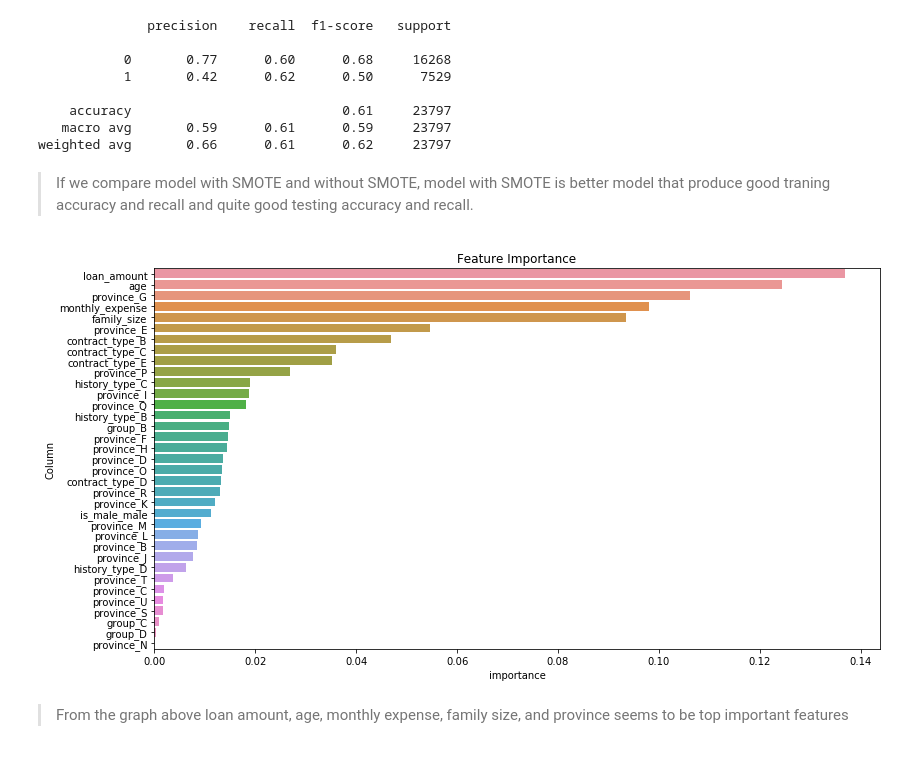
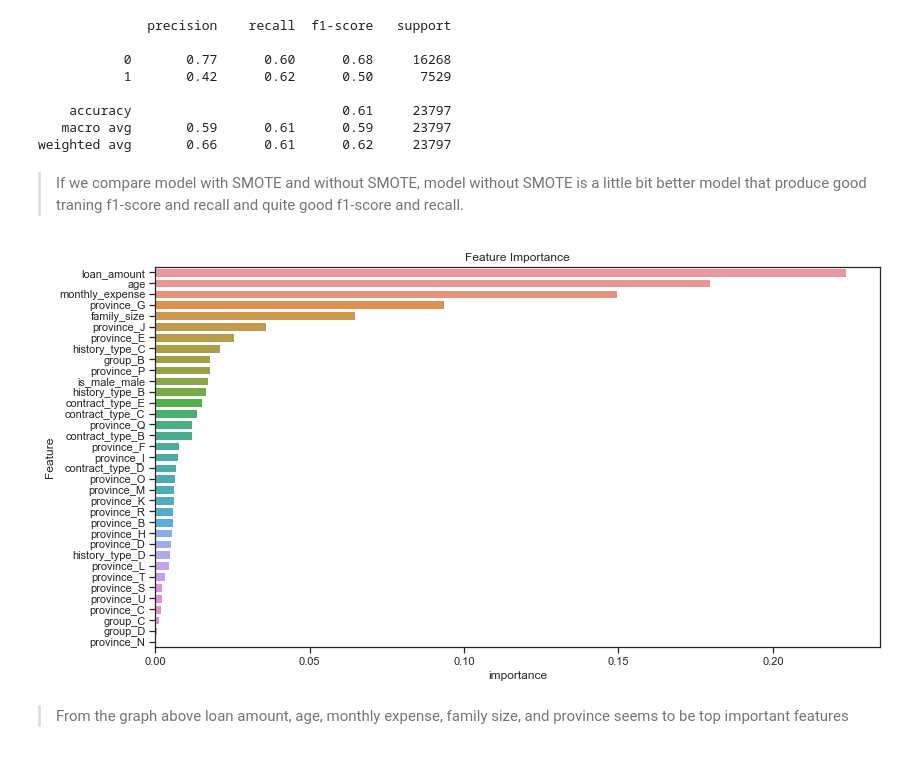
Before and after one commit to alvinhizra9/Final_Project_JCDS02_PurwadhikaBDG, a Jupyter notebook: final_project.ipynb, the cells around one changed output. Cells and saved outputs as stored; diff of their text form; code cells hidden in the pictures.

```diff
--- a/final_project.ipynb
+++ b/final_project.ipynb
@@ -887,16 +890,19 @@ print(classification_report(y_test,rfc.predict(X_test)))
    macro avg       0.59      0.61      0.59     23797
 weighted avg       0.66      0.61      0.62     23797
 # %% [markdown]
-> If we compare model with SMOTE and without SMOTE, model with SMOTE is better model that produce good traning accuracy and recall and quite good testing accuracy and recall.
+> If we compare model with SMOTE and without SMOTE, model without SMOTE is a little bit better model that produce good traning f1-score and recall and quite good f1-score and recall.
 # %%
+rfc = RandomForestClassifier(random_state=101,max_depth=22,n_estimators=1000,min_samples_split=10,min_samples_leaf=1,
+                            max_features='sqrt',bootstrap=True,class_weight={0:1,1:2.2})
+rfc.fit(X_train,y_train)
 plt.figure(figsize=(13,7))
 importance = pd.DataFrame(rfc.feature_importances_, columns=['importance'])
-importance['Column'] = X.columns
-sns.barplot(data=importance.sort_values(by=['importance'],ascending=False),x='importance',y='Column')
+importance['Feature'] = X.columns
+sns.barplot(data=importance.sort_values(by=['importance'],ascending=False),x='importance',y='Feature')
 plt.title('Feature Importance')
 plt.show()
 # %% [output]
-[figure, old version]
+[figure, new version]
 # %% [markdown]
 > From the graph above loan amount, age, monthly expense, family size, and province seems to be top important features
 # %% [markdown]
```
Also changed, not shown: parts of 10 cells of this notebook, 1 other file.
